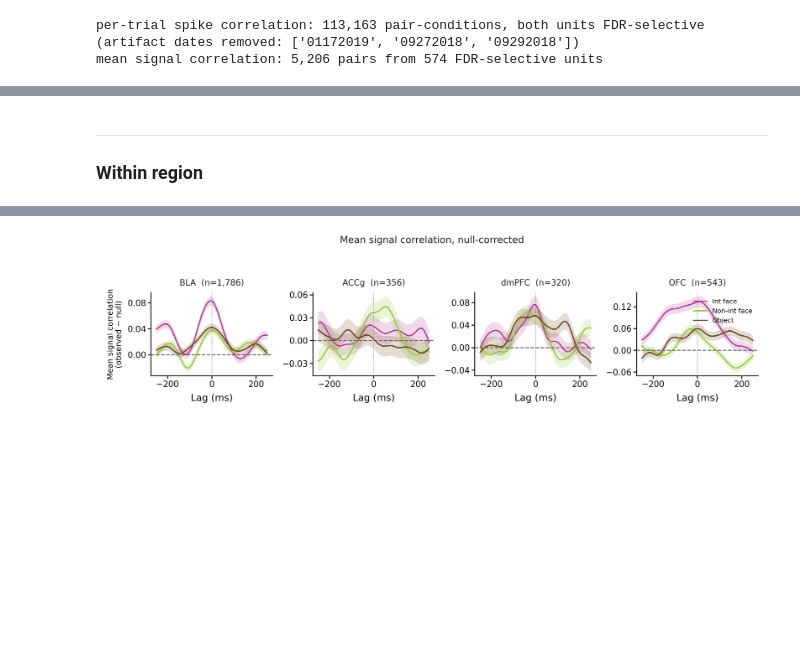
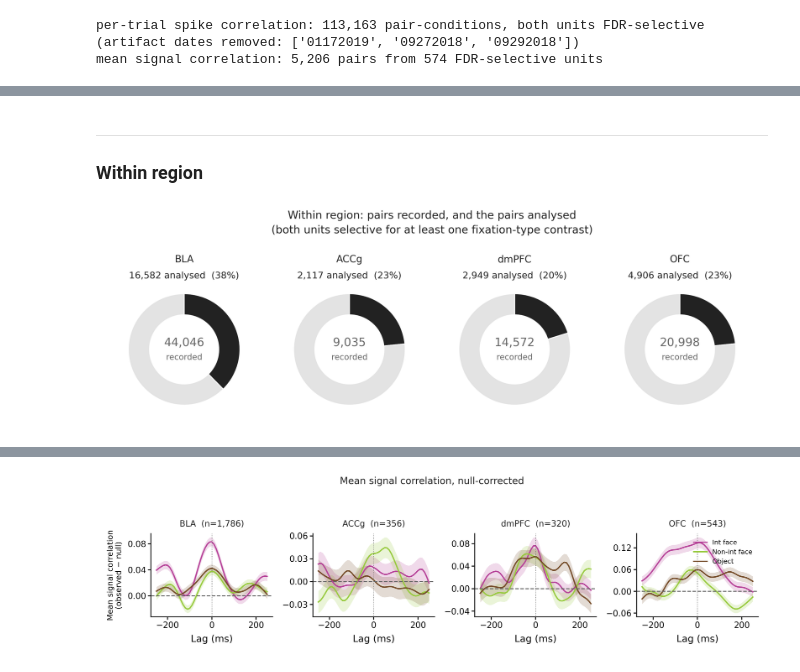
Before and after one commit to gprabaha/dal_monte_2022_analysis, a Jupyter notebook: notebooks/pair_correlation_overview/pair_correlation_overview.ipynb, the cells around one changed output, grey strips where cells are left out. Drawn from its saved outputs; the diff is of its cells as text; code cells hidden in the pictures; blank space fills up the shorter version.

```diff
--- a/notebooks/pair_correlation_overview/pair_correlation_overview.ipynb
+++ b/notebooks/pair_correlation_overview/pair_correlation_overview.ipynb
@@ -549,4 +479,11 @@ display(pair_significance.round(5))
-# %% [markdown]
----
-
-### Within region
+# %% [markdown]
+---
+
+### Within region
+# %%
+fig, paths = viz.plot_analysed_pair_pies(
+    analysed_pairs, figs, scope="within_region", stem="fig02_analysed_pairs"
+)
+display(Image(filename=str(paths["png"])))
+# %% [output]
+[figure, added]
```
Also changed, not shown: parts of 28 cells of this notebook, 3 other files.
